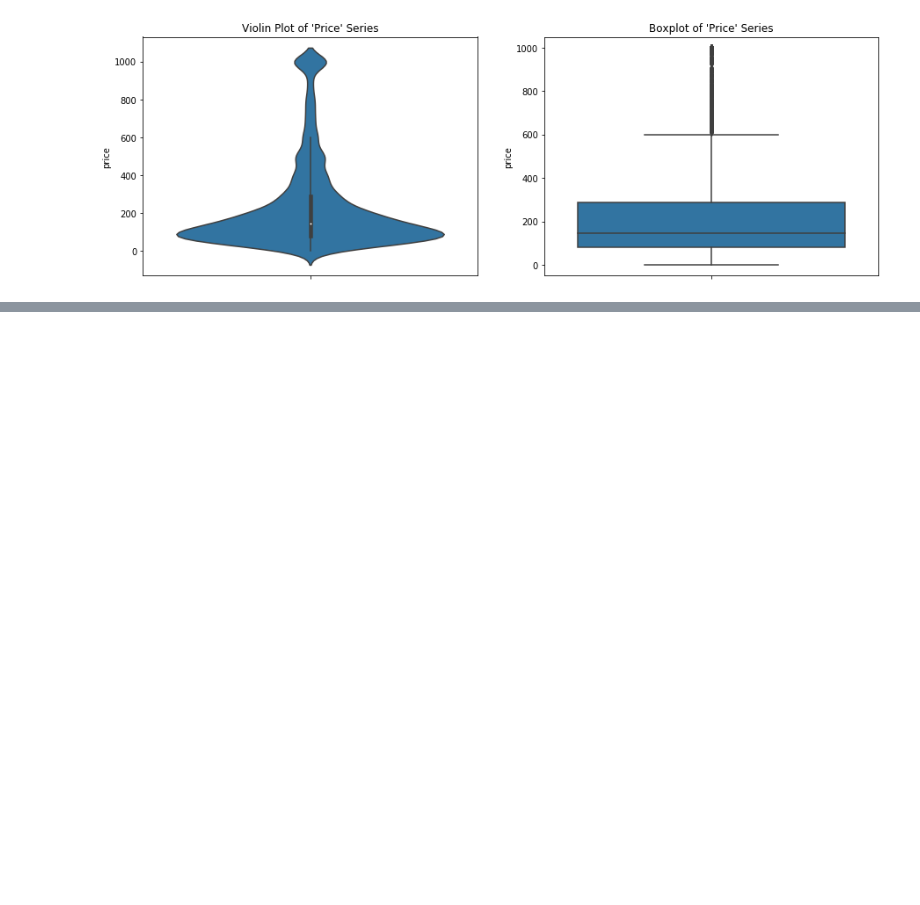
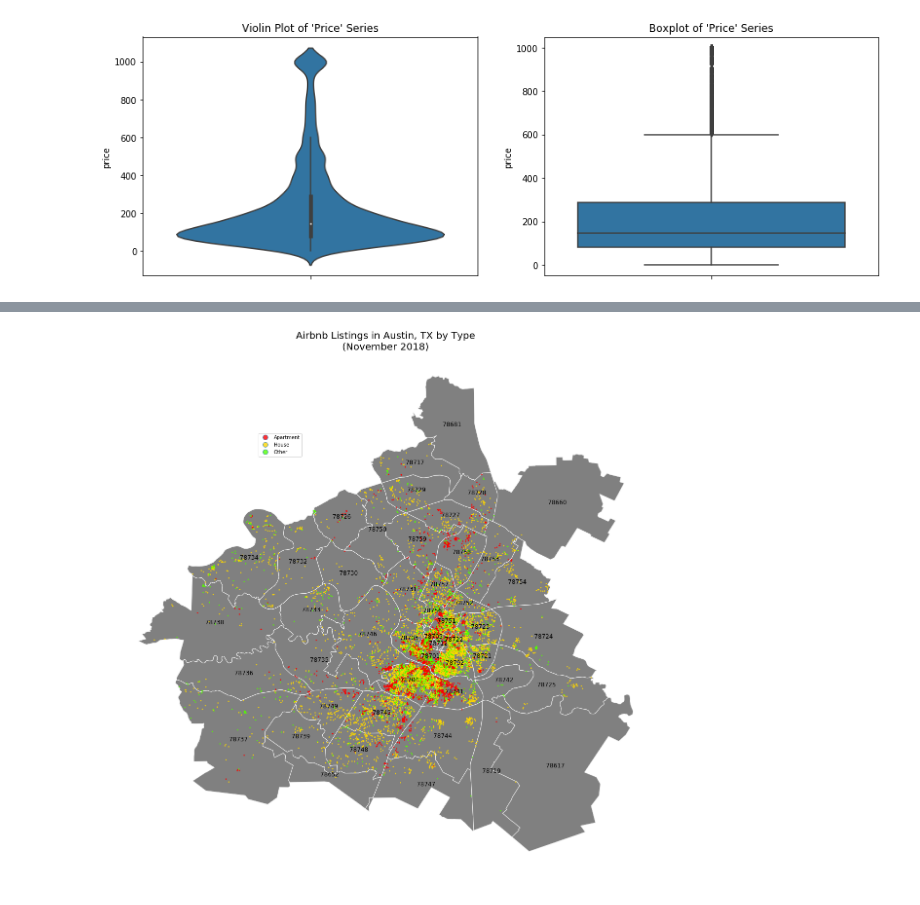
Before and after one commit to louiefb/airbnb-prediction-model, a Jupyter notebook: Data Wrangling.ipynb, the cells around one changed output, grey strips where cells are left out. Cells and saved outputs as stored; diff of their text form; code cells hidden in the pictures; blank space fills up the shorter version.

```diff
--- a/Data Wrangling.ipynb
+++ b/Data Wrangling.ipynb
@@ -1274,9 +1277,9 @@ display(sorted_listings[["price"]].head(10))
 # %% [markdown]
 If entries are limited to $1,000 per night max, which is already a ludicrous rate, then we get a `price` that has better distribution. We see that rates above the 75th percentile are denoted appropriately as outliers.
 # %%
-listings.loc[listings["price"] > 1000, "price"] = 1000
+df.loc[df["price"] > 1000, "price"] = 1000
 
-price = listings["price"]
+price = df["price"]
 
 f, axes = plt.subplots(1, 2, figsize=(15,5))
 ax = sns.violinplot(y=price, ax=axes[0])
@@ -1290,0 +1298,6 @@ plt.show()
+# %%
+austin_map = gpd.read_file("data\Zipcodes.geojson")
+austin_map["zipcode"] = austin_map["zipcode"].astype(int)
+
+print(type(austin_map))
+display(austin_map.head())
@@ -1290,0 +1317,37 @@ plt.show()
+# %%
+listings_df = pd.merge(listings[["id", "latitude", "longitude"]], \
+                       df, how="right", on="id")
+listings_df = listings_df[["zipcode", "id", "latitude", "longitude", \
+                           "property_type (simple)"]]
+listings_df["Point"] = listings_df.apply(lambda row: \
+                                         Point(row["longitude"], \
+                                               row["latitude"]), axis=1)
+listings_df = gpd.GeoDataFrame(listings_df, geometry="Point")
+
+geo_df = listings_df.groupby("zipcode").count()
+geo_df = pd.merge(austin_map, geo_df, how="right", on="zipcode")
+geo_df = geo_df.set_index("zipcode")
+
+fig, ax = plt.subplots(figsize=(20,20))
+
+base = geo_df.plot(color="grey", \
+                   edgecolor="whitesmoke", ax=ax)
+geo_df.apply(lambda x: ax.annotate(s=x.name, \
+                                   xy=x.geometry.centroid.coords[0], \
+                                   ha="center", fontweight="light", \
+                                   fontsize=12, color="black"), axis=1)
+base.axis("off")
+
+listings_df.plot(ax=base, cmap="prism", marker="o", markersize=3, \
+                 alpha=.8, column="property_type (simple)", \
+                 categorical=True, legend=True)
+
+legend = ax.get_legend()
+legend.set_bbox_to_anchor((0.25, 0.75, 0.10, 0.10))
+
+plt.title("Airbnb Listings in Austin, TX by Type\n(November 2018)", \
+          fontdict={"fontsize":20})
+
+plt.show()
+# %% [output]
+[figure, added]
```
Also changed, not shown: parts of 51 cells of this notebook.
